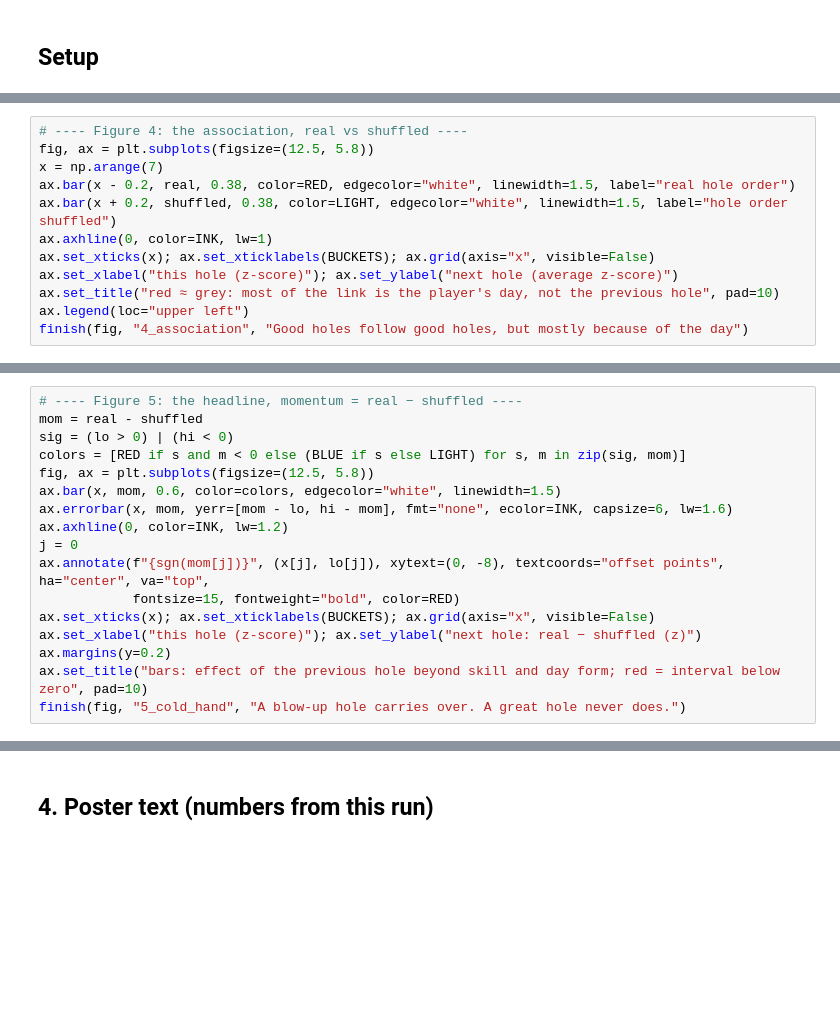
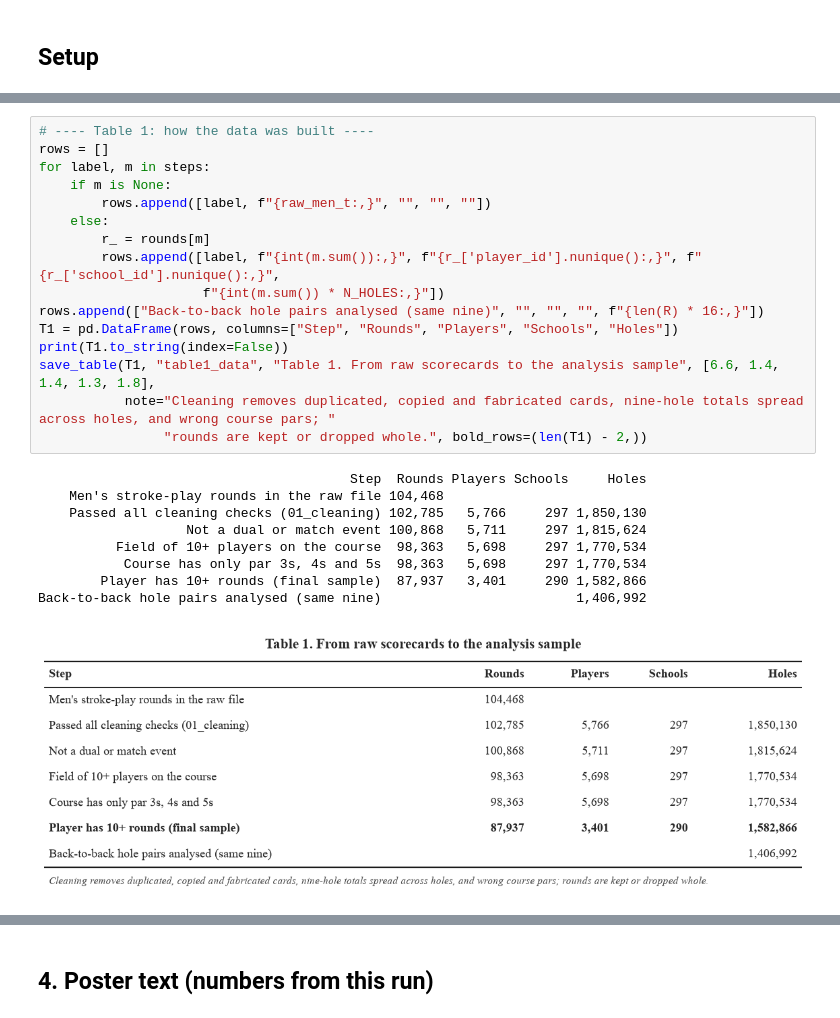
Before and after one commit to CharlieHubbard7/college_golf, a Jupyter notebook: cold_hand_poster.ipynb, the cells around one changed output, grey strips where cells are left out. Saved outputs shown, nothing was run; the diff lists cells and outputs as text; blank space fills up the shorter version.

```diff
--- a/cold_hand_poster.ipynb
+++ b/cold_hand_poster.ipynb
@@ -236,12 +20,0 @@ about average 570241          -0.0061              -0.0090    0.0029   0.0008
-# %%
-# ---- Figure 4: the association, real vs shuffled ----
-fig, ax = plt.subplots(figsize=(12.5, 5.8))
-x = np.arange(7)
-ax.bar(x - 0.2, real, 0.38, color=RED, edgecolor="white", linewidth=1.5, label="real hole order")
-ax.bar(x + 0.2, shuffled, 0.38, color=LIGHT, edgecolor="white", linewidth=1.5, label="hole order shuffled")
-ax.axhline(0, color=INK, lw=1)
-ax.set_xticks(x); ax.set_xticklabels(BUCKETS); ax.grid(axis="x", visible=False)
-ax.set_xlabel("this hole (z-score)"); ax.set_ylabel("next hole (average z-score)")
-ax.set_title("red ≈ grey: most of the link is the player's day, not the previous hole", pad=10)
-ax.legend(loc="upper left")
-finish(fig, "4_association", "Good holes follow good holes, but mostly because of the day")
@@ -250,17 +20,0 @@ finish(fig, "4_association", "Good holes follow good holes, but mostly because o
-# %%
-# ---- Figure 5: the headline, momentum = real − shuffled ----
-mom = real - shuffled
-sig = (lo > 0) | (hi < 0)
-colors = [RED if s and m < 0 else (BLUE if s else LIGHT) for s, m in zip(sig, mom)]
-fig, ax = plt.subplots(figsize=(12.5, 5.8))
-ax.bar(x, mom, 0.6, color=colors, edgecolor="white", linewidth=1.5)
-ax.errorbar(x, mom, yerr=[mom - lo, hi - mom], fmt="none", ecolor=INK, capsize=6, lw=1.6)
-ax.axhline(0, color=INK, lw=1.2)
-j = 0
-ax.annotate(f"{sgn(mom[j])}", (x[j], lo[j]), xytext=(0, -8), textcoords="offset points", ha="center", va="top",
-            fontsize=15, fontweight="bold", color=RED)
-ax.set_xticks(x); ax.set_xticklabels(BUCKETS); ax.grid(axis="x", visible=False)
-ax.set_xlabel("this hole (z-score)"); ax.set_ylabel("next hole: real − shuffled (z)")
-ax.margins(y=0.2)
-ax.set_title("bars: effect of the previous hole beyond skill and day form; red = interval below zero", pad=10)
-finish(fig, "5_cold_hand", "A blow-up hole carries over. A great hole never does.")
@@ -268,0 +152,26 @@ finish(fig, "5_cold_hand", "A blow-up hole carries over. A great hole never does
+# %%
+# ---- Table 1: how the data was built ----
+rows = []
+for label, m in steps:
+    if m is None:
+        rows.append([label, f"{raw_men_t:,}", "", "", ""])
+    else:
+        r_ = rounds[m]
+        rows.append([label, f"{int(m.sum()):,}", f"{r_['player_id'].nunique():,}", f"{r_['school_id'].nunique():,}",
+                     f"{int(m.sum()) * N_HOLES:,}"])
+rows.append(["Back-to-back hole pairs analysed (same nine)", "", "", "", f"{len(R) * 16:,}"])
+T1 = pd.DataFrame(rows, columns=["Step", "Rounds", "Players", "Schools", "Holes"])
+print(T1.to_string(index=False))
+save_table(T1, "table1_data", "Table 1. From raw scorecards to the analysis sample", [6.6, 1.4, 1.4, 1.3, 1.8],
+           note="Cleaning removes duplicated, copied and fabricated cards, nine-hole totals spread across holes, and wrong course pars; "
+                "rounds are kept or dropped whole.", bold_rows=(len(T1) - 2,))
+# %% [output]
+                                        Step  Rounds Players Schools     Holes
+    Men's stroke-play rounds in the raw file 104,468
+    Passed all cleaning checks (01_cleaning) 102,785   5,766     297 1,850,130
+                   Not a dual or match event 100,868   5,711     297 1,815,624
+          Field of 10+ players on the course  98,363   5,698     297 1,770,534
+           Course has only par 3s, 4s and 5s  98,363   5,698     297 1,770,534
+        Player has 10+ rounds (final sample)  87,937   3,401     290 1,582,866
+Back-to-back hole pairs analysed (same nine)                         1,406,992
+[figure, added]
```
Also changed, not shown: parts of 41 cells of this notebook, 38 other files.
